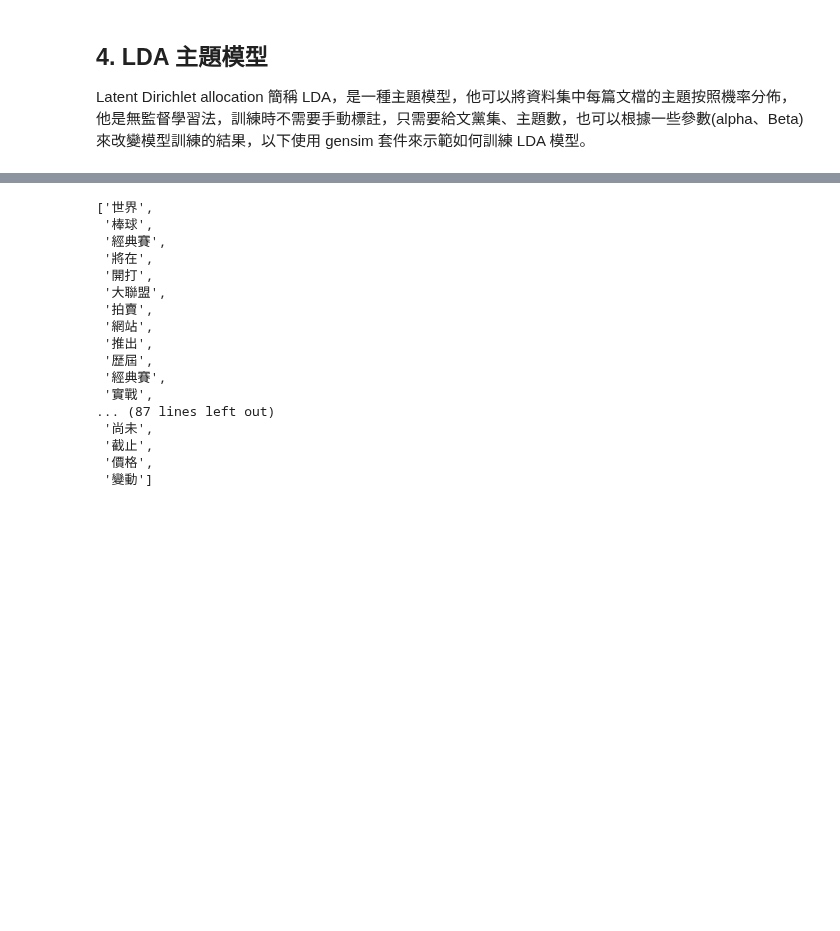
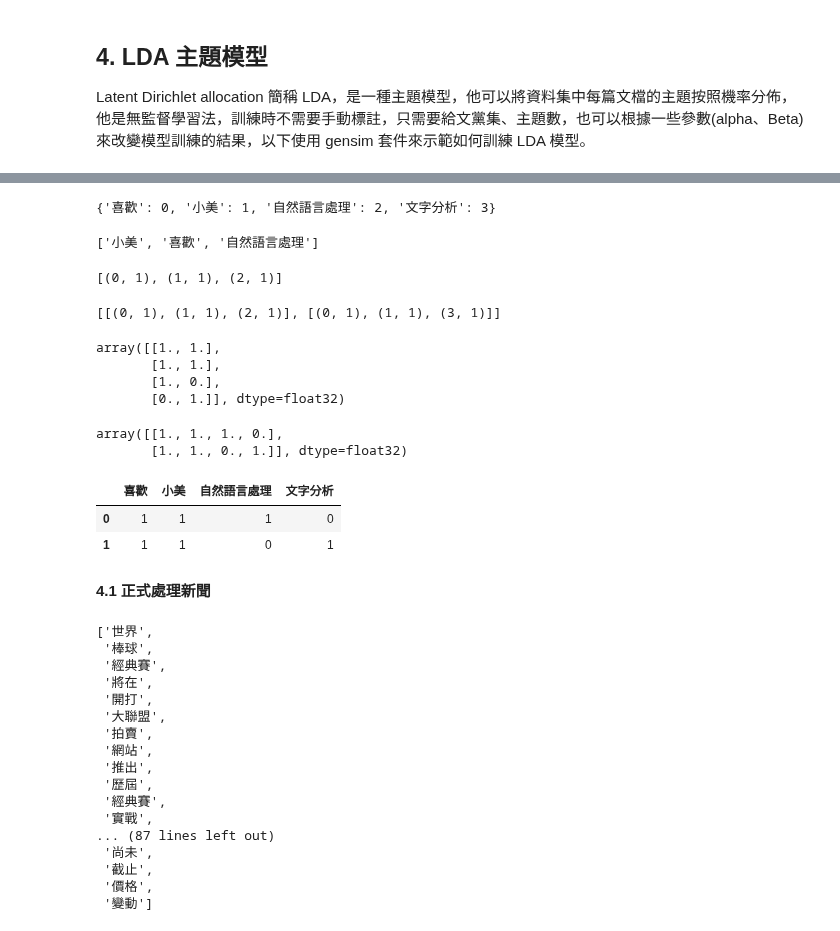
Before and after one commit to Text-Analytics-and-Retrieval/SMA_2023S, a Jupyter notebook: week12_topic_model/topic_model_zh_udn.ipynb, the cells around one changed output, grey strips where cells are left out. Cells and saved outputs as stored; diff of their text form; code cells hidden in the pictures; blank space fills up the shorter version.

```diff
--- a/week12_topic_model/topic_model_zh_udn.ipynb
+++ b/week12_topic_model/topic_model_zh_udn.ipynb
@@ -355,3 +382,39 @@ Latent Dirichlet allocation 簡稱 LDA，是一種主題模型，他可以將資
+# %%
+dct.token2id
+# %% [output]
+{'喜歡': 0, '小美': 1, '自然語言處理': 2, '文字分析': 3}
+# %%
+print(sample_docs2[0])
+dct.doc2bow(sample_docs2[0])
+# %% [output]
+['小美', '喜歡', '自然語言處理']
+[(0, 1), (1, 1), (2, 1)]
+# %%
+sample_corpus = [dct.doc2bow(doc) for doc in sample_docs2]
+sample_corpus
+# %% [output]
+[[(0, 1), (1, 1), (2, 1)], [(0, 1), (1, 1), (3, 1)]]
+# %%
+dtm_c = corpus2dense(sample_corpus, num_terms=len(dct.token2id), num_docs=len(sample_corpus))
+dtm_c
+# %% [output]
+array([[1., 1.],
+       [1., 1.],
+       [1., 0.],
+       [0., 1.]], dtype=float32)
+# %%
+dtm_c.T
+# %% [output]
+array([[1., 1., 1., 0.],
+       [1., 1., 0., 1.]], dtype=float32)
+# %%
+dtm_df
+# %% [output]
+|  | 喜歡 | 小美 | 自然語言處理 | 文字分析 |
+| 0 | 1 | 1 | 1 | 0 |
+| 1 | 1 | 1 | 0 | 1 |
+# %% [markdown]
+**4.1 正式處理新聞**
 # %%
 docs = udn['words'].to_list()
 docs[0]
```
Also changed, not shown: parts of 12 cells of this notebook.
